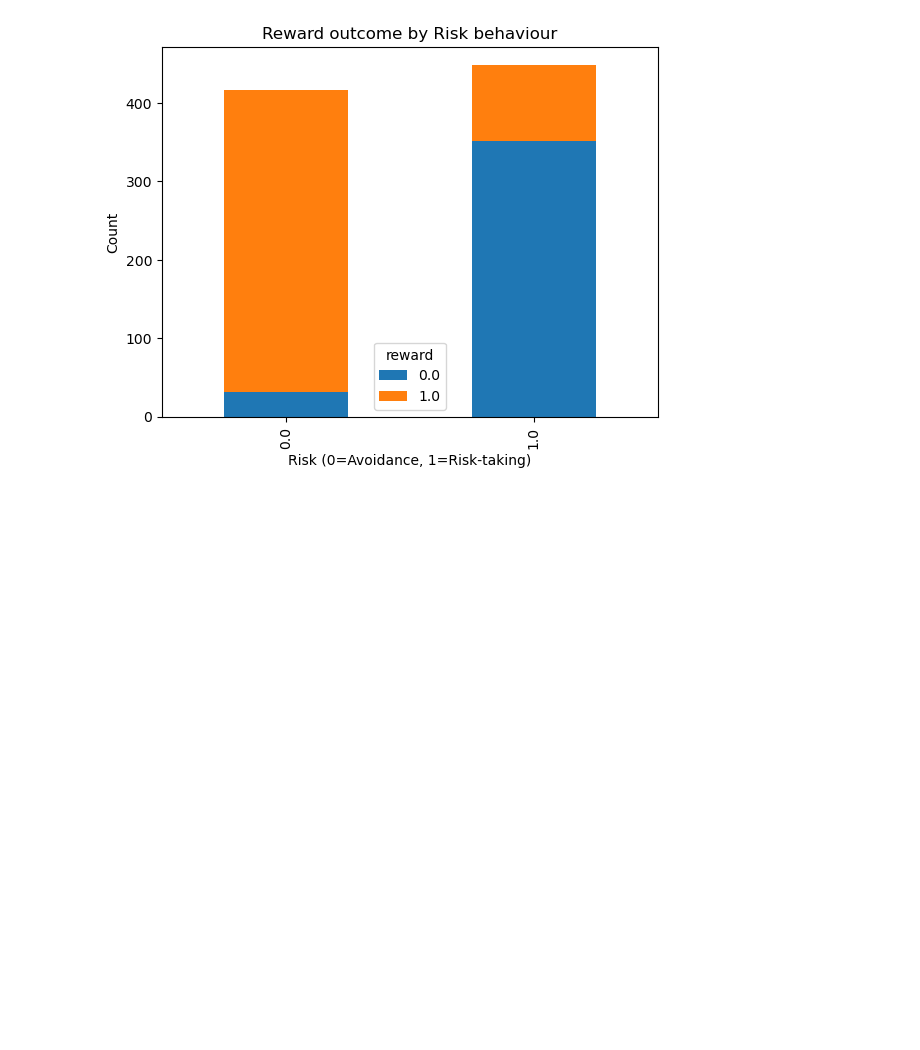
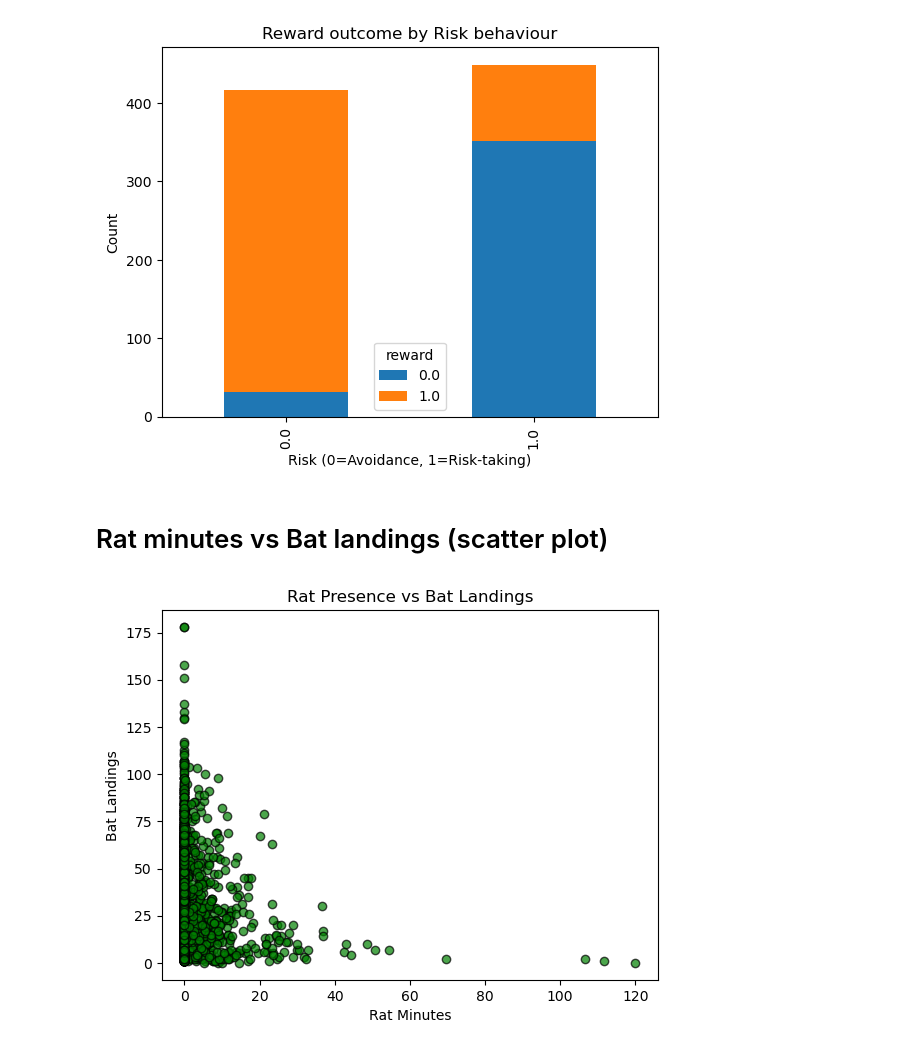
Before and after one commit to Upendra-B/FDD-assesment-2, a Jupyter notebook: Assesment-2/solution.ipynb, the cells around one changed output. Saved outputs shown, nothing was run; the diff lists cells and outputs as text; code cells hidden in the pictures; blank space fills up the shorter version.

Commit message:
Rat minutes vs Bat landings

```diff
--- a/Assesment-2/solution.ipynb
+++ b/Assesment-2/solution.ipynb
@@ -273,3 +273,16 @@ risk
 0.0      31  386
 1.0     351   98
 [figure]
+# %% [markdown]
+# Rat minutes vs Bat landings (scatter plot)
+# %%
+plt.scatter(
+    df2['rat_minutes'], df2['bat_landing_number'],
+    color='green', alpha=0.7, edgecolors='black'
+)
+plt.xlabel("Rat Minutes")
+plt.ylabel("Bat Landings")
+plt.title("Rat Presence vs Bat Landings")
+plt.show()
+# %% [output]
+[figure, added]
```
